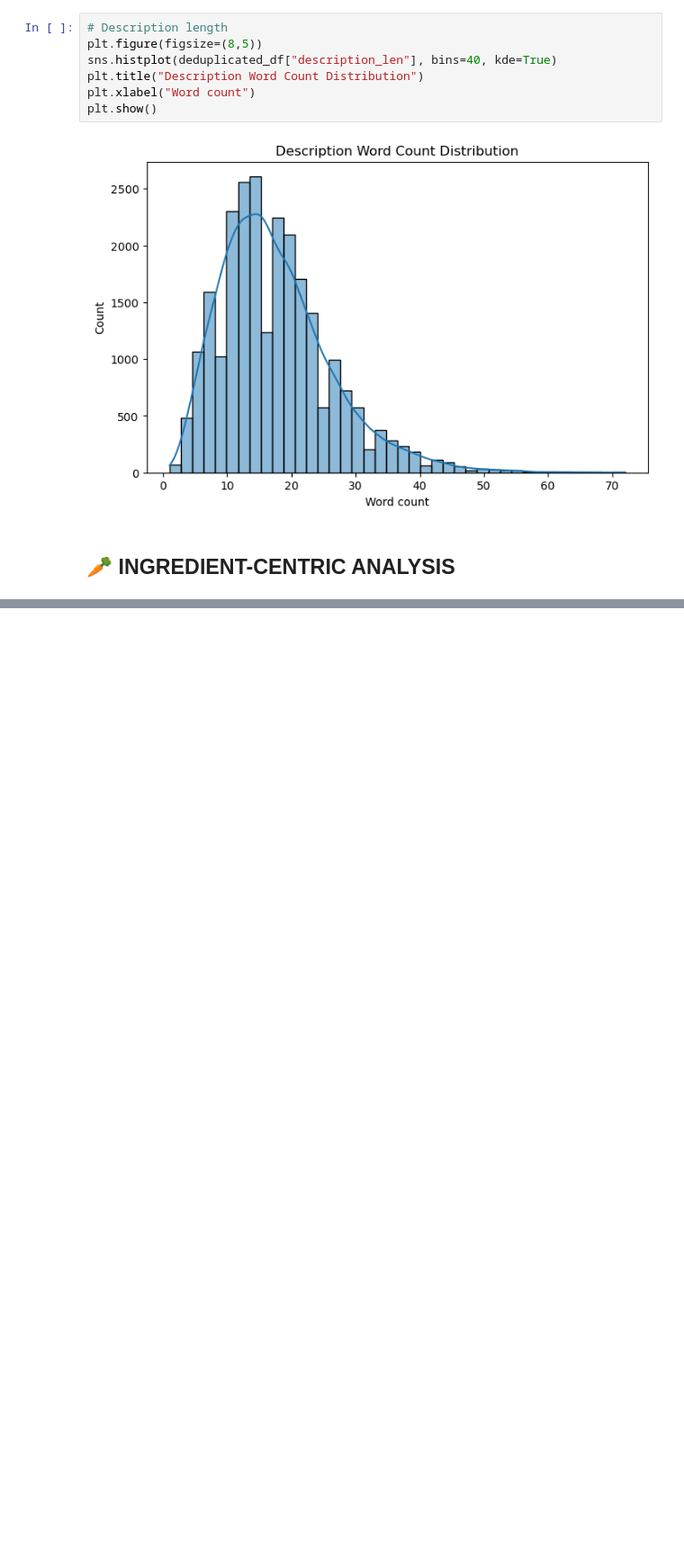
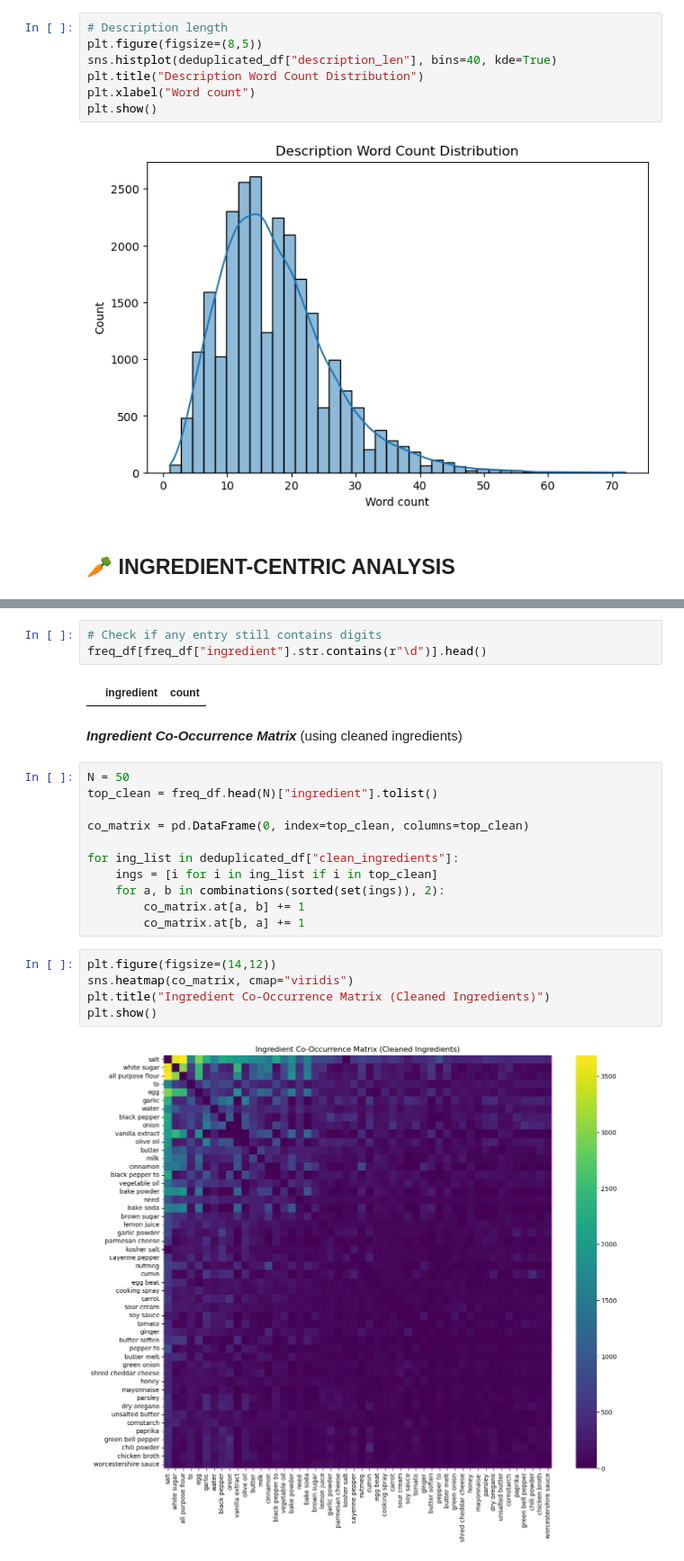
Before and after one commit to mkbnyarko/culinary_compass, a Jupyter notebook: notebooks/exploration.ipynb, the cells around one changed output, grey strips where cells are left out. Shown: that part at 90% size. Saved outputs shown, nothing was run; the diff lists cells and outputs as text; blank space fills up the shorter version.

```diff
--- a/notebooks/exploration.ipynb
+++ b/notebooks/exploration.ipynb
@@ -392,0 +675,25 @@ deduplicated_dfdf[['ingredients', 'clean_ingredients']].head()
+# %%
+# Check if any entry still contains digits
+freq_df[freq_df["ingredient"].str.contains(r"\d")].head()
+# %% [output]
+|  | ingredient | count |
+# %% [markdown]
+***Ingredient Co-Occurrence Matrix*** (using cleaned ingredients)
+# %%
+N = 50
+top_clean = freq_df.head(N)["ingredient"].tolist()
+
+co_matrix = pd.DataFrame(0, index=top_clean, columns=top_clean)
+
+for ing_list in deduplicated_df["clean_ingredients"]:
+    ings = [i for i in ing_list if i in top_clean]
+    for a, b in combinations(sorted(set(ings)), 2):
+        co_matrix.at[a, b] += 1
+        co_matrix.at[b, a] += 1
+# %%
+plt.figure(figsize=(14,12))
+sns.heatmap(co_matrix, cmap="viridis")
+plt.title("Ingredient Co-Occurrence Matrix (Cleaned Ingredients)")
+plt.show()
+# %% [output]
+[figure, added]
```
Also changed, not shown: parts of 23 cells of this notebook.
